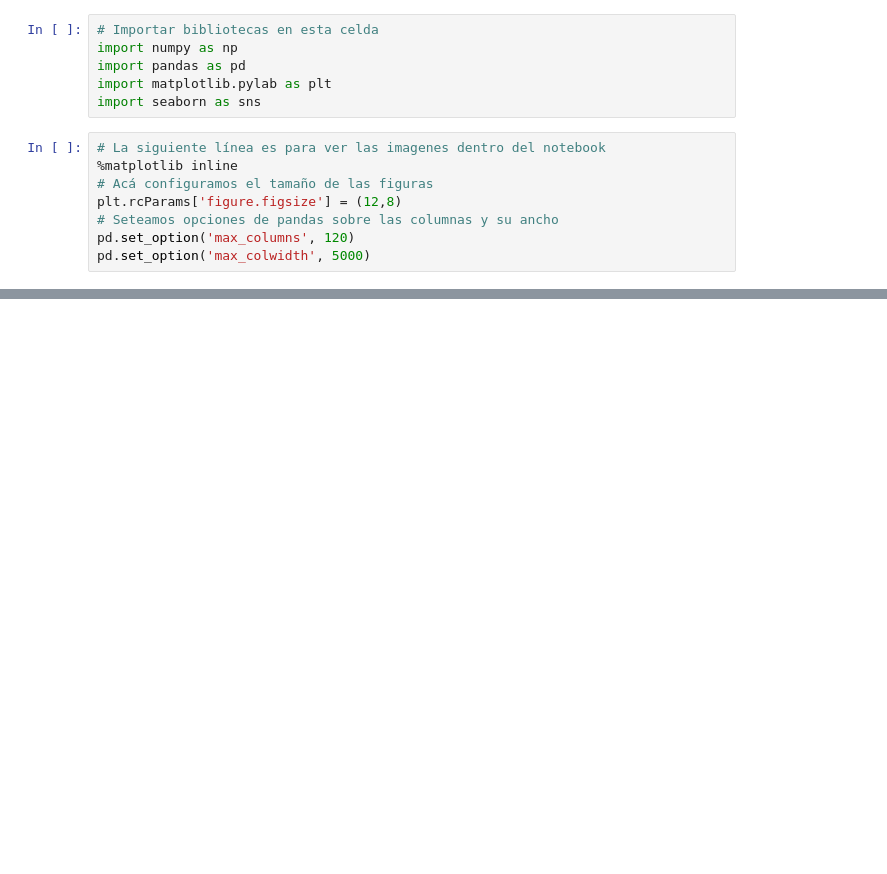
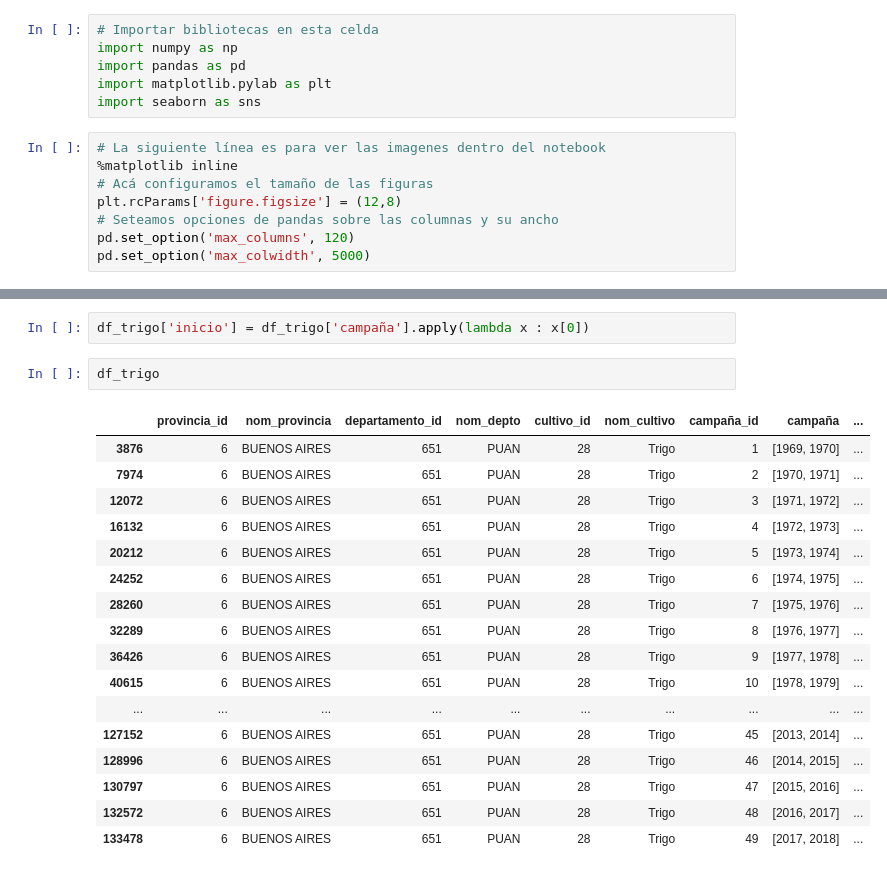
Before and after one commit to EvaSalomon/acamica, a Jupyter notebook: precipitaciones/Produccion.ipynb, the cells around one changed output, grey strips where cells are left out. Cells and saved outputs as stored; diff of their text form; blank space fills up the shorter version.

```diff
--- a/precipitaciones/Produccion.ipynb
+++ b/precipitaciones/Produccion.ipynb
@@ -46,0 +62,22 @@ memory usage: 4.9+ KB
+# %%
+df_trigo['inicio'] = df_trigo['campaña'].apply(lambda x : x[0])
+# %%
+df_trigo
+# %% [output]
+|  | provincia_id | nom_provincia | departamento_id | nom_depto | cultivo_id | nom_cultivo | campaña_id | campaña | ... |
+| 3876 | 6 | BUENOS AIRES | 651 | PUAN | 28 | Trigo | 1 | [1969, 1970] | ... |
+| 7974 | 6 | BUENOS AIRES | 651 | PUAN | 28 | Trigo | 2 | [1970, 1971] | ... |
+| 12072 | 6 | BUENOS AIRES | 651 | PUAN | 28 | Trigo | 3 | [1971, 1972] | ... |
+| 16132 | 6 | BUENOS AIRES | 651 | PUAN | 28 | Trigo | 4 | [1972, 1973] | ... |
+| 20212 | 6 | BUENOS AIRES | 651 | PUAN | 28 | Trigo | 5 | [1973, 1974] | ... |
+| 24252 | 6 | BUENOS AIRES | 651 | PUAN | 28 | Trigo | 6 | [1974, 1975] | ... |
+| 28260 | 6 | BUENOS AIRES | 651 | PUAN | 28 | Trigo | 7 | [1975, 1976] | ... |
+| 32289 | 6 | BUENOS AIRES | 651 | PUAN | 28 | Trigo | 8 | [1976, 1977] | ... |
+| 36426 | 6 | BUENOS AIRES | 651 | PUAN | 28 | Trigo | 9 | [1977, 1978] | ... |
+| 40615 | 6 | BUENOS AIRES | 651 | PUAN | 28 | Trigo | 10 | [1978, 1979] | ... |
+| ... | ... | ... | ... | ... | ... | ... | ... | ... | ... |
+| 127152 | 6 | BUENOS AIRES | 651 | PUAN | 28 | Trigo | 45 | [2013, 2014] | ... |
+| 128996 | 6 | BUENOS AIRES | 651 | PUAN | 28 | Trigo | 46 | [2014, 2015] | ... |
+| 130797 | 6 | BUENOS AIRES | 651 | PUAN | 28 | Trigo | 47 | [2015, 2016] | ... |
+| 132572 | 6 | BUENOS AIRES | 651 | PUAN | 28 | Trigo | 48 | [2016, 2017] | ... |
+| 133478 | 6 | BUENOS AIRES | 651 | PUAN | 28 | Trigo | 49 | [2017, 2018] | ... |
```
Also changed, not shown: parts of 4 cells of this notebook, 2 other files.
